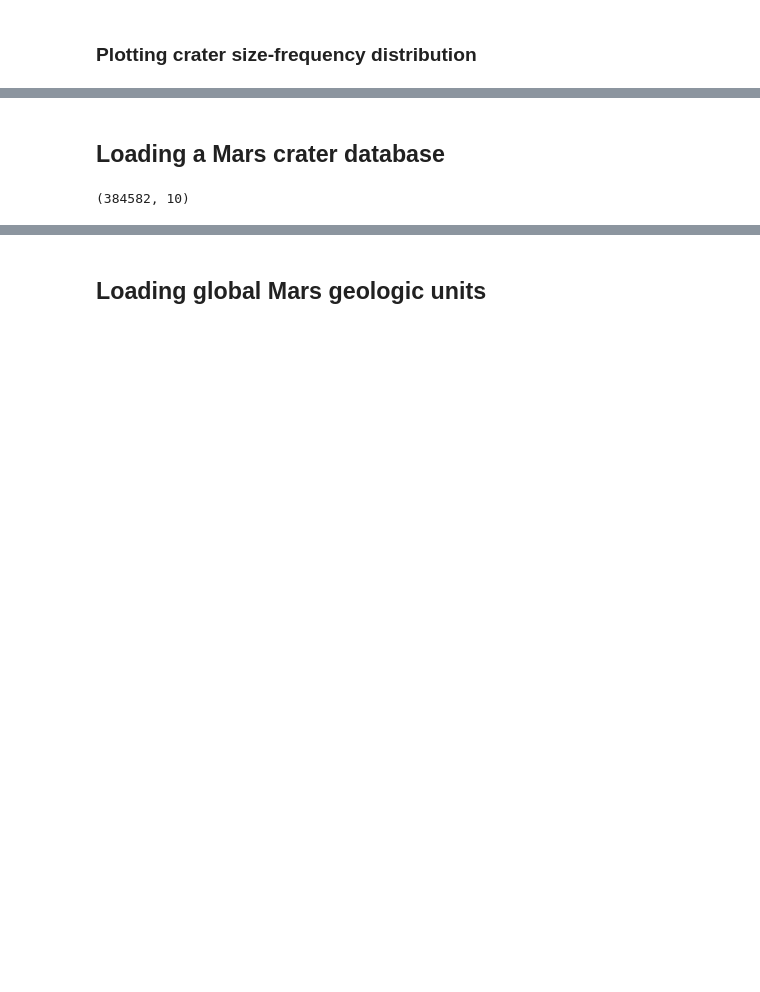
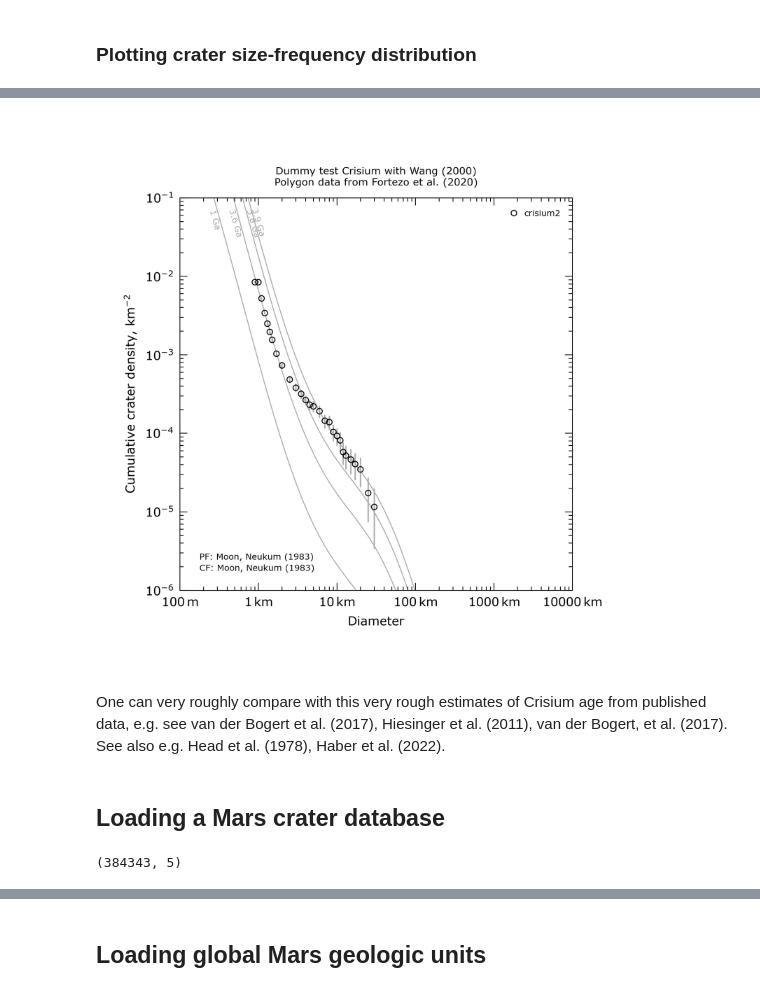
Before and after one commit to aprossi/impact-cratering, a Jupyter notebook: notebooks/crater_chronology.ipynb, the cells around one changed output, grey strips where cells are left out. Drawn from its saved outputs; the diff is of its cells as text; code cells hidden in the pictures; blank space fills up the shorter version.

```diff
--- a/notebooks/crater_chronology.ipynb
+++ b/notebooks/crater_chronology.ipynb
@@ -444,3 +503,29 @@ os.remove("./out.png")
+# %%
+craterstats([
+    "-pr",
+    "cumul",
+    # "-ep",
+    # "moon",
+    "-isochrons",
+    "1,3.6,3.8a,3.9a",
+    # "-p",
+    # "range=[.2, 100]",
+    "-legend",
+    "nr",
+    "-p",
+    "source=../test/crisium2.diam",
+    "-title",
+    "Dummy test Crisium with Wang (2000)",
+    "-subtitle",
+    "Polygon data from Fortezo et al. (2020)"])
+
+
+from IPython import display
+display.Image("./out.png", width=800)
+# %% [output]
+[figure, added]
+# %% [markdown]
+One can very roughly compare with this very rough estimates of Crisium age from published data, e.g. see van der Bogert et al. (2017), Hiesinger et al. (2011), van der Bogert, et al. (2017). See also e.g. Head et al. (1978), Haber et al. (2022).
 # %% [markdown]
 ## Loading a Mars crater database
 # %%
@@ -452,4 +538,4 @@ mars_lagain=gpd.read_file(input_lagain_mars)
 # %%
-mars_lagain.shape
+mars_robbins.shape
 # %% [output]
-(384582, 10)
+(384343, 5)
```
Also changed, not shown: parts of 35 cells of this notebook.
